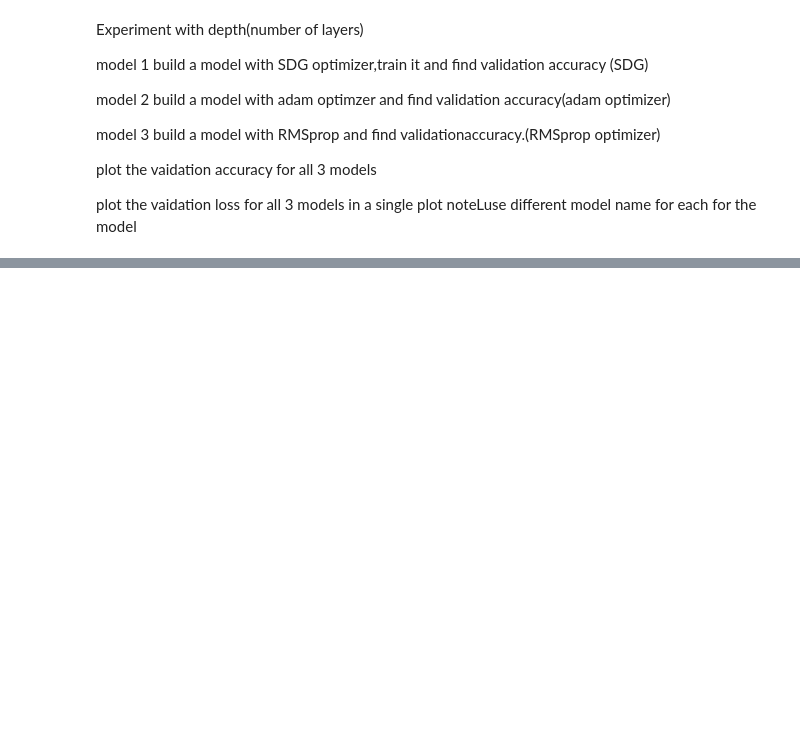
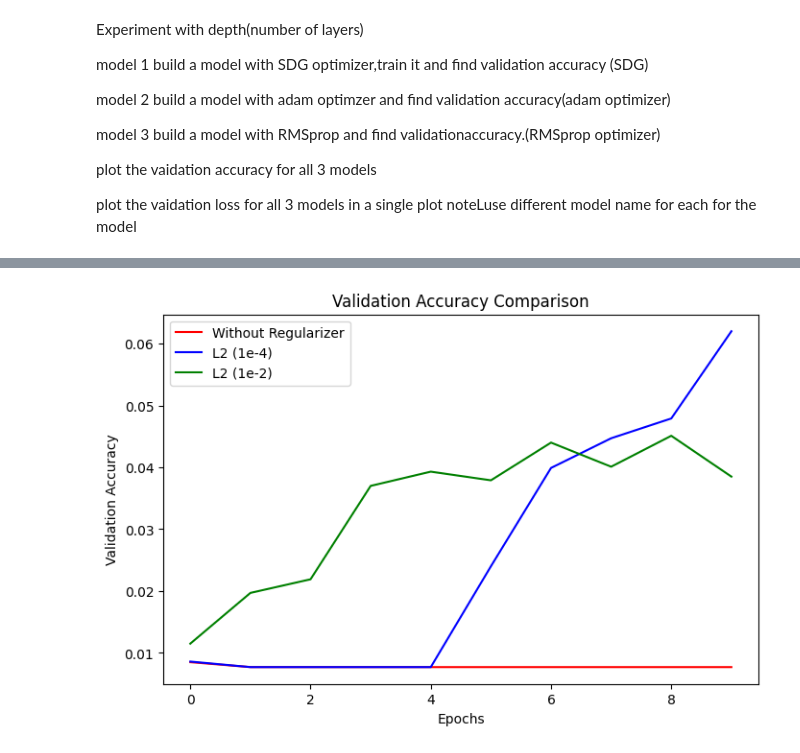
Before and after one commit to Usha-125/Classification-model, a Jupyter notebook: cifar10_mlp_regularizer_keras.ipynb, the cells around one changed output, grey strips where cells are left out. Cells and saved outputs as stored; diff of their text form; code cells hidden in the pictures; blank space fills up the shorter version.

```diff
--- a/cifar10_mlp_regularizer_keras.ipynb
+++ b/cifar10_mlp_regularizer_keras.ipynb
@@ -89,7 +89,7 @@ print(f"Base Model Test Accuracy: {test_accuracy_base:.4f}")
 # --------------------------
 # Model 2: With L2 Regularizer (1e-4) + Dropout
 # --------------------------
-model_l2 = Sequential([
+model_l2_1e4 = Sequential([
     Flatten(input_shape=(32, 32, 3)),
     Dense(1024, activation='relu', kernel_regularizer=regularizers.l2(1e-4)),
     Dropout(0.3),
@@ -102,14 +102,14 @@ model_l2 = Sequential([
 ])
 
 # Compile
-model_l2.compile(
+model_l2_1e4.compile(
     optimizer=Adam(learning_rate=0.001),
     loss='categorical_crossentropy',
     metrics=['accuracy']
 )
 
 # Train
-history_l2 = model_l2.fit(
+history_l2_1e4 = model_l2_1e4.fit(
     x_train, y_train,
     epochs=10,
     batch_size=128,
@@ -117,15 +117,13 @@ history_l2 = model_l2.fit(
 )
 
 # Evaluate
-loss_l2, test_accuracy_l2 = model_l2.evaluate(x_test, y_test)
-print(f"L2 Regularized Model Test Accuracy: {test_accuracy_l2:.4f}")
+loss_l2_1e4, test_accuracy_l2_1e4 = model_l2_1e4.evaluate(x_test, y_test)
+print(f"L2 (1e-4) Regularized Model Test Accuracy: {test_accuracy_l2_1e4:.4f}")
 
-
-#**************************************************************************************
 # --------------------------
-# Model 3: With L2 Regularizer (1e-4) + Dropout
+# Model 3: With L2 Regularizer (1e-2) + Dropout
 # --------------------------
-model_l2 = Sequential([
+model_l2_1e2 = Sequential([
     Flatten(input_shape=(32, 32, 3)),
     Dense(1024, activation='relu', kernel_regularizer=regularizers.l2(1e-2)),
     Dropout(0.3),
@@ -138,14 +136,14 @@ model_l2 = Sequential([
 ])
 
 # Compile
-model_l2.compile(
+model_l2_1e2.compile(
     optimizer=Adam(learning_rate=0.001),
     loss='categorical_crossentropy',
     metrics=['accuracy']
 )
 
 # Train
-history_l2 = model_l2.fit(
+history_l2_1e2 = model_l2_1e2.fit(
     x_train, y_train,
     epochs=10,
     batch_size=128,
@@ -153,15 +151,20 @@ history_l2 = model_l2.fit(
 )
 
 # Evaluate
-loss_l2, test_accuracy_l2 = model_l2.evaluate(x_test, y_test)
-print(f"L2 Regularized Model Test Accuracy: {test_accuracy_l2:.4f}")
+loss_l2_1e2, test_accuracy_l2_1e2 = model_l2_1e2.evaluate(x_test, y_test)
+print(f"L2 (1e-2) Regularized Model Test Accuracy: {test_accuracy_l2_1e2:.4f}")
 
-#visualization
-plt.plot(history.history['val_accurcay'],label='without regularizer',color=red)
-plt.plot(history_model2.history['val_accurcay'],label='le4',color=blue)
-plt.plot(history_model3.history['val_accurcay'],label='le2',color=blue)
-plt.tilte='validation acuracy'
-plt.xlable='epochs'
-plt.xlable=''
+# --------------------------
+# Visualization
+# --------------------------
+plt.figure(figsize=(8,5))
+plt.plot(history_base.history['val_accuracy'], label='Without Regularizer', color='red')
+plt.plot(history_l2_1e4.history['val_accuracy'], label='L2 (1e-4)', color='blue')
+plt.plot(history_l2_1e2.history['val_accuracy'], label='L2 (1e-2)', color='green')
+plt.title('Validation Accuracy Comparison')
+plt.xlabel('Epochs')
+plt.ylabel('Validation Accuracy')
+plt.legend()
+plt.show()
 # %% [output]
 Epoch 1/10
@@ -186,0 +187 @@ Epoch 10/10
+[figure, added]
```
Also changed, not shown: parts of 1 cell of this notebook.
